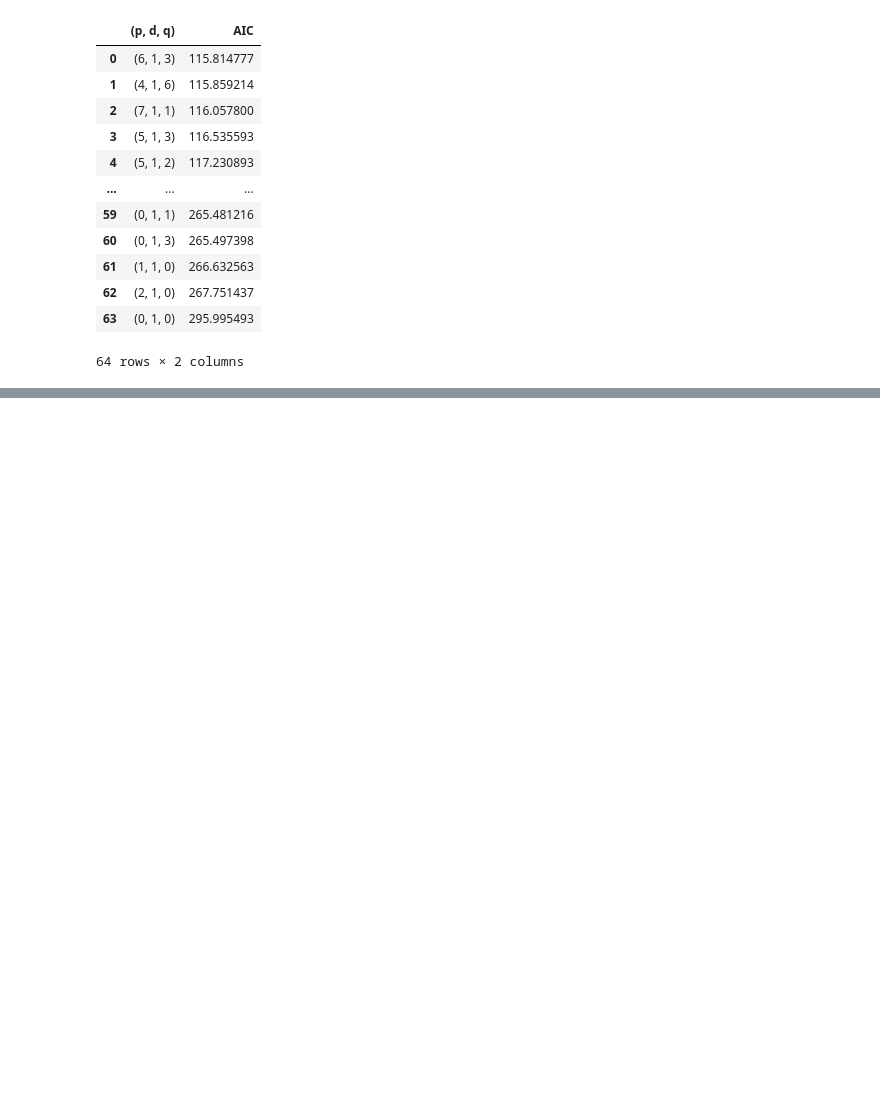
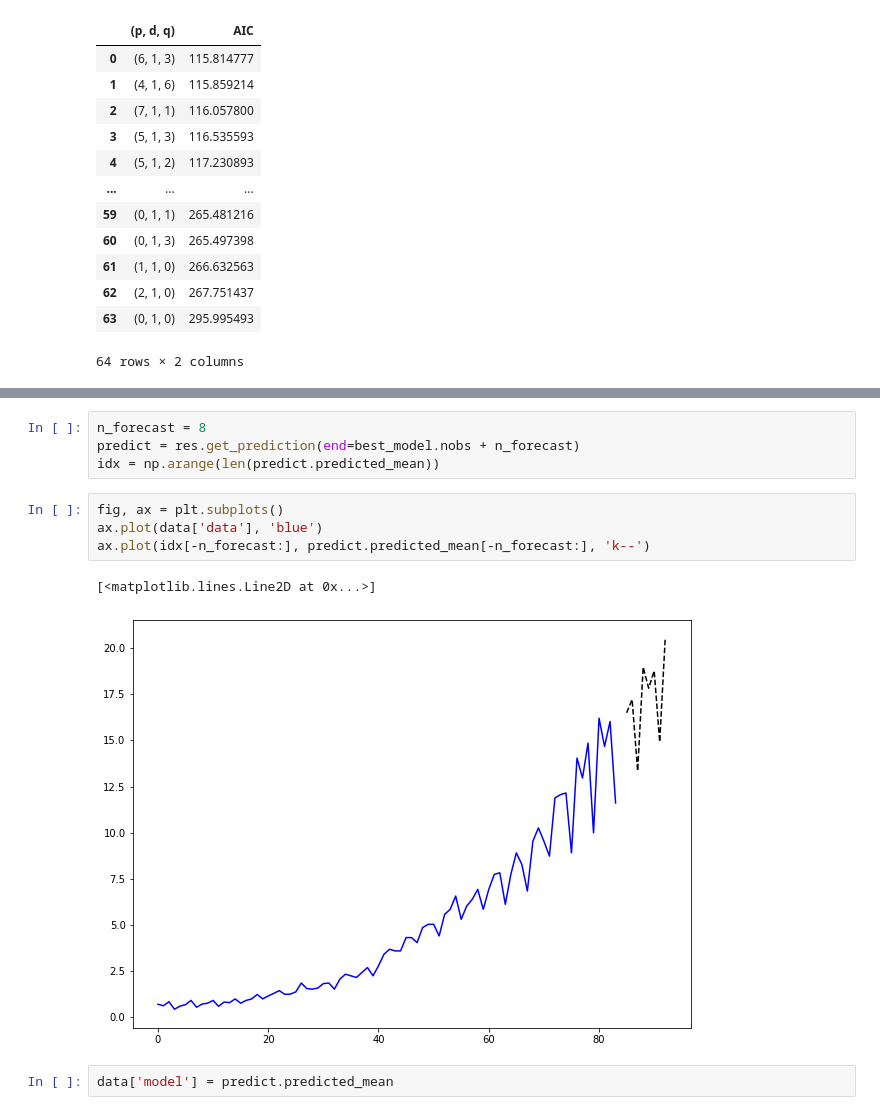
Before and after one commit to thiago2608santana/Analise_Series_Temporais, a Jupyter notebook: ARIMA.ipynb, the cells around one changed output, grey strips where cells are left out. Cells and saved outputs as stored; diff of their text form; blank space fills up the shorter version.

```diff
--- a/ARIMA.ipynb
+++ b/ARIMA.ipynb
@@ -175,0 +203,13 @@ result_df
+# %%
+n_forecast = 8
+predict = res.get_prediction(end=best_model.nobs + n_forecast)
+idx = np.arange(len(predict.predicted_mean))
+# %%
+fig, ax = plt.subplots()
+ax.plot(data['data'], 'blue')
+ax.plot(idx[-n_forecast:], predict.predicted_mean[-n_forecast:], 'k--')
+# %% [output]
+[<matplotlib.lines.Line2D at 0x...>]
+[figure, added]
+# %%
+data['model'] = predict.predicted_mean
```
Also changed, not shown: parts of 5 cells of this notebook.
